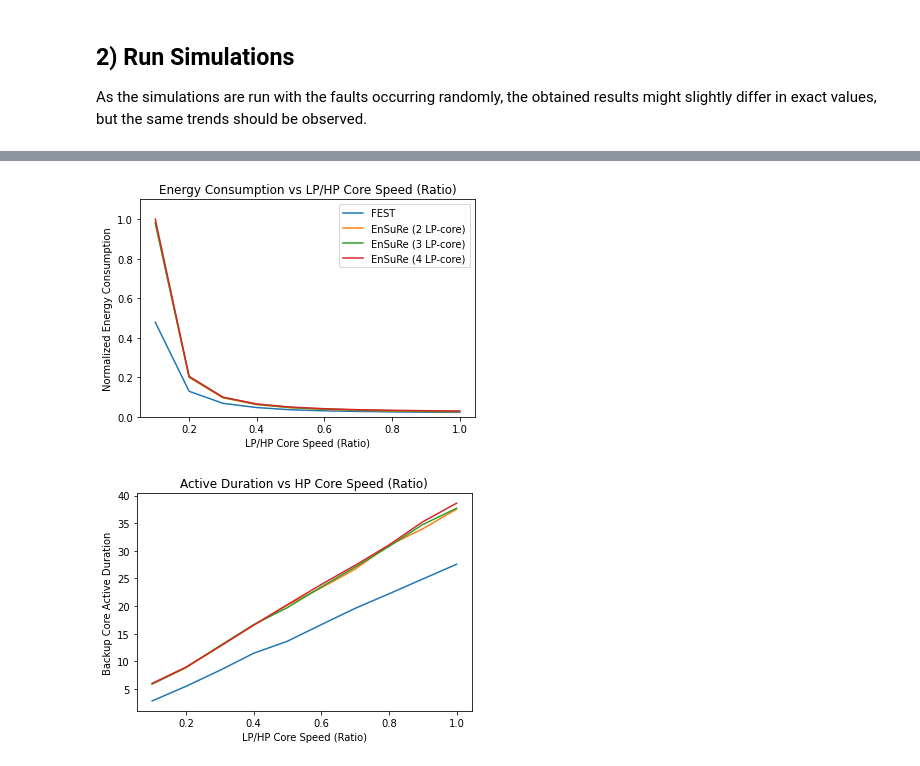
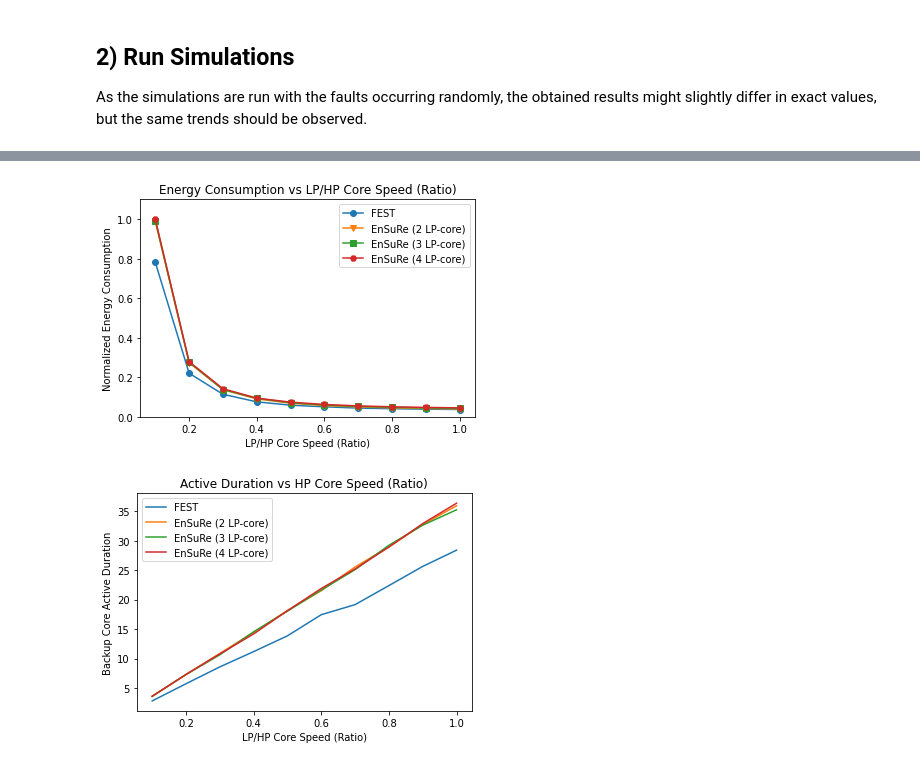
Before and after one commit to amin-kian/FT-RT-Scheduling-with-RL, a Jupyter notebook: FEST and EnSuRe Simulation.ipynb, the cells around one changed output, grey strips where cells are left out. Drawn from its saved outputs; the diff is of its cells as text; code cells hidden in the pictures.

```diff
--- a/FEST and EnSuRe Simulation.ipynb
+++ b/FEST and EnSuRe Simulation.ipynb
@@ -31,11 +32,14 @@ As the tasksets are randomly generated, the obtained results might slightly diff
 # import taskset generator algorithm from .py file
 from TasksetGenerator import TasksetGenerator
 
-# 1. Generate tasksets for system utilisation 50%, 60%, 70%, 80%, 90%
+num_lpcores = [1, 2, 3, 4]
+
+# 1. Generate tasksets for system utilisation 50%, 60%, 70%, 80%, 90%, and no. LP cores 1, 2, 3, 4
 for sys_util in sys_utils:
     for i in range(num_sets):
-        taskset_gen = TasksetGenerator("normal", n, frame_duration, sys_util, precision_dp, lp_hp_ratio)
-        taskset_gen.generate('tasksets/sysutil{0}_{1}.csv'.format(sys_util, i))
+        for x in num_lpcores:
+            taskset_gen = TasksetGenerator("normal", n, frame_duration, sys_util, precision_taskgen, x, lp_hp_ratio)
+            taskset_gen.generate('tasksets/sysutil{0}_cores{1}_{2}.csv'.format(sys_util, x, i))
 # %% [markdown]
 ## 2) Run Simulations
 
@@ -65,7 +71,7 @@ def run(scheduler_type, num_lpcores):
     energy_consumed_per_sysutil = 0
     for i in range(num_sets):
         # i. import task set
-        with open('tasksets/sysutil{0}_{1}.csv'.format(sys_util, i)) as read_obj:
+        with open('tasksets/sysutil{0}_cores{1}_{2}.csv'.format(sys_util, 1, i)) as read_obj:
             # pass the file object to reader() to get the reader object
             csv_reader = reader(read_obj)
             # Get all rows of csv from csv_reader object as list of tuples
@@ -164,7 +171,7 @@ def run(scheduler_type, num_lpcores):
         energy_consumed_per_sysutil = 0
         for i in range(num_sets):
             # i. import task set
-            with open('tasksets/sysutil{0}_{1}.csv'.format(sys_util, i)) as read_obj:
+            with open('tasksets/sysutil{0}_cores{1}_{2}.csv'.format(sys_util, num_lpcores, i)) as read_obj:
                 # pass the file object to reader() to get the reader object
                 csv_reader = reader(read_obj)
                 # Get all rows of csv from csv_reader object as list of tuples
@@ -277,7 +284,7 @@ def run(scheduler_type, num_lpcores):
         active_duration_per_spdratio = 0
         for i in range(num_sets):
             # i. import task set
-            with open('tasksets/sysutil{0}_{1}.csv'.format(sys_util, i)) as read_obj:
+            with open('tasksets/sysutil{0}_cores{1}_{2}.csv'.format(sys_util, 1, i)) as read_obj:
                 # pass the file object to reader() to get the reader object
                 csv_reader = reader(read_obj)
                 # Get all rows of csv from csv_reader object as list of tuples
@@ -378,22 +385,22 @@ print(results_norm)
 # %%
 # 4. Plot graph
 
 plt.title('Energy Consumption vs LP/HP Core Speed (Ratio)')
 plt.xlabel('LP/HP Core Speed (Ratio)')
 plt.ylabel('Normalized Energy Consumption')
 
 plt.ylim([0.0, 1.1])
 
-plt.plot(lp_hp_ratios, results_norm[0], label='FEST')
-plt.plot(lp_hp_ratios, results_norm[1], label='EnSuRe (2 LP-core)')
-plt.plot(lp_hp_ratios, results_norm[2], label='EnSuRe (3 LP-core)')
-plt.plot(lp_hp_ratios, results_norm[3], label='EnSuRe (4 LP-core)')
+plt.plot(lp_hp_ratios, results_norm[0], marker='o', label='FEST')
+plt.plot(lp_hp_ratios, results_norm[1], marker='v', label='EnSuRe (2 LP-core)')
+plt.plot(lp_hp_ratios, results_norm[2], marker='s', label='EnSuRe (3 LP-core)')
+plt.plot(lp_hp_ratios, results_norm[3], marker='H', label='EnSuRe (4 LP-core)')
 
 plt.legend()
 
 plt.show()
 # %% [output]
-[figure, old version]
+[figure, new version]
 # %%
 # Plot Backup Core Active Duration vs LP/HP Core Speed
 
@@ -405,9 +412,11 @@ plt.title('Active Duration vs HP Core Speed (Ratio)')
 plt.xlabel('LP/HP Core Speed (Ratio)')
 plt.ylabel('Backup Core Active Duration')
 
+plt.legend()
+
 plt.show()
 # %% [output]
-[figure, old version]
+[figure, new version]
 # %%
 # Plot Energy Consumption vs Backup Core Active Duration
 
```
Also changed, not shown: parts of 21 cells of this notebook, 7 other files.
